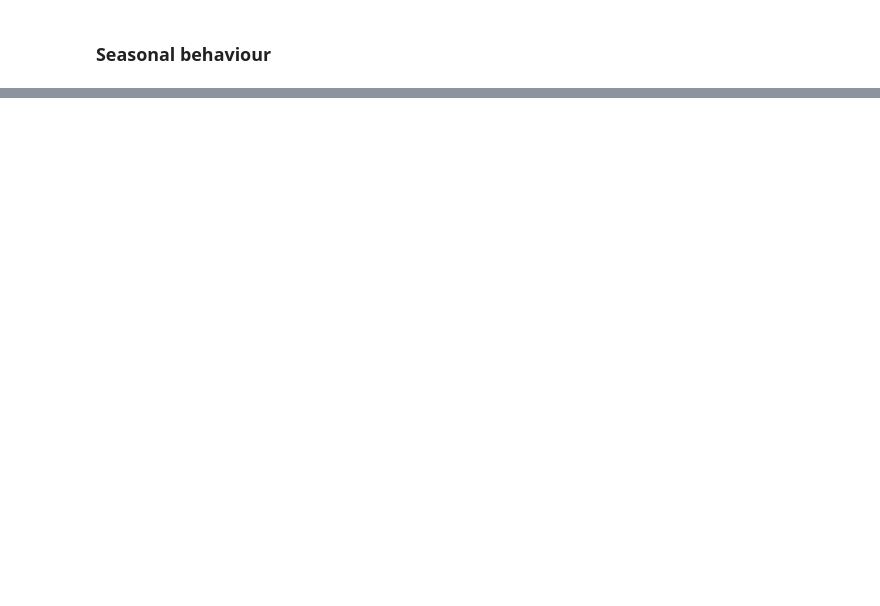
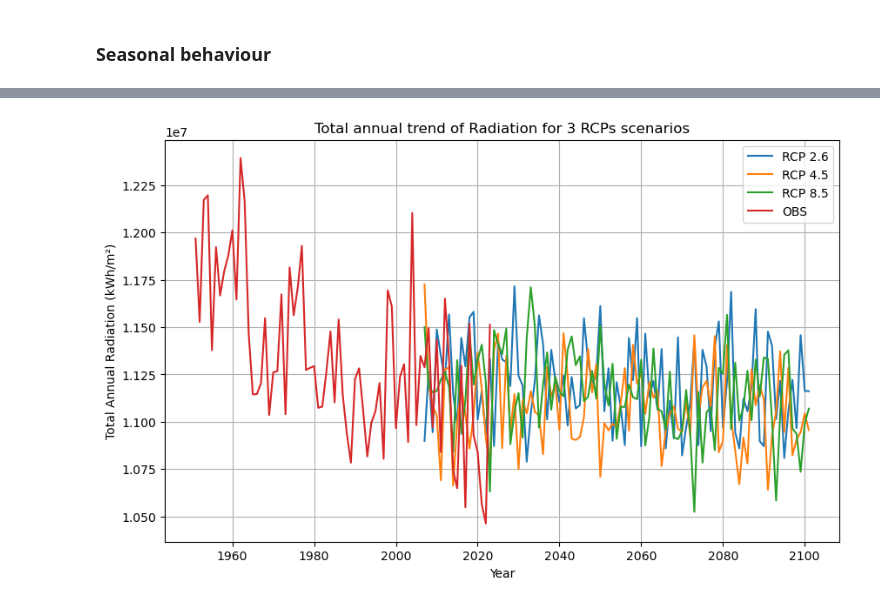
Before and after one commit to veronicapiuri/climate-netcdf-analysis, a Jupyter notebook: climate_analysis.ipynb, the cells around one changed output, grey strips where cells are left out. Saved outputs shown, nothing was run; the diff lists cells and outputs as text; code cells hidden in the pictures; blank space fills up the shorter version.

```diff
--- a/climate_analysis.ipynb
+++ b/climate_analysis.ipynb
@@ -635,0 +657,7 @@ plt.show()
+# %%
+# Data Load
+rcp26_files = sorted(glob.glob(f"{data_path}\*rsds*rcp26*.nc"))
+rcp45_files = sorted(glob.glob(f"{data_path}\*rsds*rcp45*.nc"))
+rcp85_files = sorted(glob.glob(f"{data_path}\*rsds*rcp85*.nc"))
+
+obs = sorted(glob.glob(f"{data_path}\*global_radiation*.nc"))
@@ -635,0 +690,35 @@ plt.show()
+# %%
+# Conversion to mm
+ds_rcp26['rsds'] = ds_rcp26['rsds'] * 24 / 1000  # kWh/m² daily
+ds_rcp45['rsds'] = ds_rcp45['rsds'] * 24 / 1000
+ds_rcp85['rsds'] = ds_rcp85['rsds'] * 24 / 1000
+ds_obs['qq'] = ds_obs['qq'] * 24 / 1000
+# %%
+# Cumulative on spatial domain (lat e lon)
+r_spatial_mean_26 = ds_rcp26["rsds"].sum(dim=["y","x"])
+r_spatial_mean_45 = ds_rcp45["rsds"].sum(dim=["y","x"])
+r_spatial_mean_85 = ds_rcp85["rsds"].sum(dim=["y","x"])
+r_spatial_mean_obs = ds_obs["qq"].sum(dim=["Easting","Northing"])
+
+# Annual Total
+r_annual_mean_26 = r_spatial_mean_26.resample(time="1Y").sum()
+r_annual_mean_45 = r_spatial_mean_45.resample(time="1Y").sum()
+r_annual_mean_85 = r_spatial_mean_85.resample(time="1Y").sum()
+r_annual_mean_obs = r_spatial_mean_obs.sel(time=slice(None, "2022-12-31")).resample(time="1Y").sum()
+# %%
+# Visualization of general trend
+plt.figure(figsize=(10, 6))
+
+plt.plot(r_annual_mean_26.time, r_annual_mean_26, label="RCP 2.6")
+plt.plot(r_annual_mean_45.time, r_annual_mean_45, label="RCP 4.5")
+plt.plot(r_annual_mean_85.time, r_annual_mean_85, label="RCP 8.5")
+plt.plot(r_annual_mean_obs.time, r_annual_mean_obs, label="OBS")
+
+plt.xlabel("Year")
+plt.ylabel("Total Annual Radiation (kWh/m²)")
+plt.title("Total annual trend of Radiation for 3 RCPs scenarios")
+plt.legend()
+plt.grid(True)
+plt.show()
+# %% [output]
+[figure, added]
```
Also changed, not shown: parts of 14 cells of this notebook.
